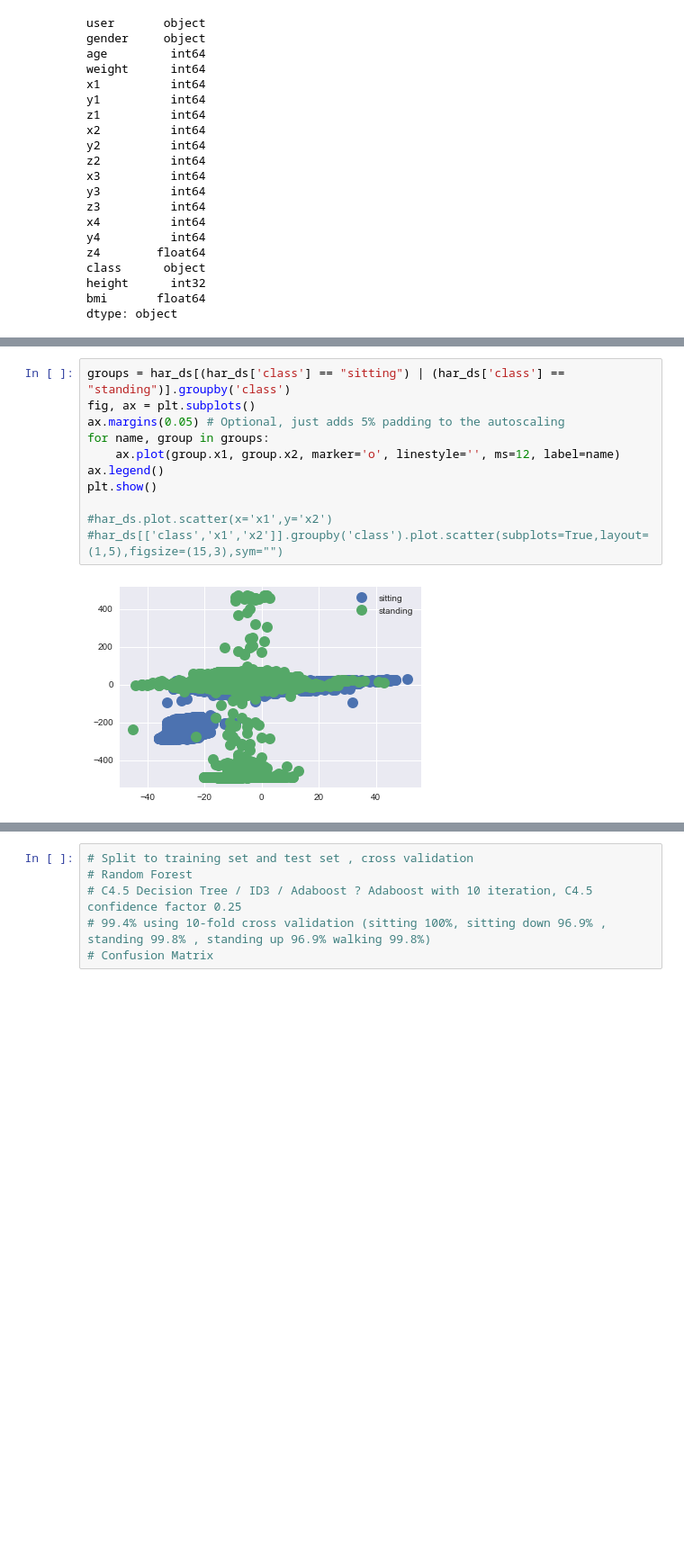
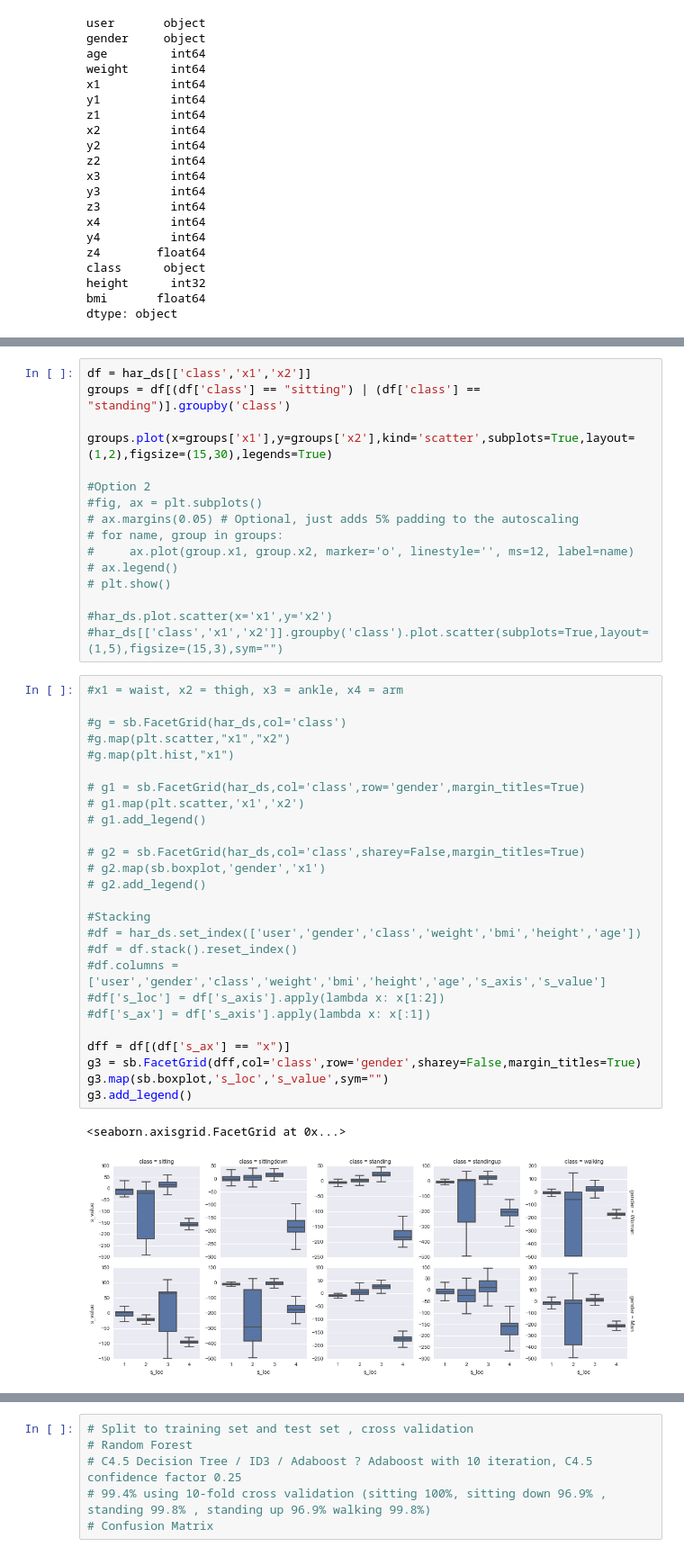
Before and after one commit to chenjennhaur/machinelearning, a Jupyter notebook: HAR.ipynb, the cells around one changed output, grey strips where cells are left out. Shown at 90% size. Cells and saved outputs as stored; diff of their text form; blank space fills up the shorter version.

```diff
--- a/HAR.ipynb
+++ b/HAR.ipynb
@@ -102,16 +70,48 @@ array([[<matplotlib.axes._subplots.AxesSubplot object at 0x...>,
 # %%
-groups = har_ds[(har_ds['class'] == "sitting") | (har_ds['class'] == "standing")].groupby('class')
-fig, ax = plt.subplots()
-ax.margins(0.05) # Optional, just adds 5% padding to the autoscaling
-for name, group in groups:
-    ax.plot(group.x1, group.x2, marker='o', linestyle='', ms=12, label=name)
-ax.legend()
-plt.show()
+df = har_ds[['class','x1','x2']]
+groups = df[(df['class'] == "sitting") | (df['class'] == "standing")].groupby('class')
+
+groups.plot(x=groups['x1'],y=groups['x2'],kind='scatter',subplots=True,layout=(1,2),figsize=(15,30),legends=True)
+
+#Option 2
+#fig, ax = plt.subplots()
+# ax.margins(0.05) # Optional, just adds 5% padding to the autoscaling
+# for name, group in groups:
+#     ax.plot(group.x1, group.x2, marker='o', linestyle='', ms=12, label=name)
+# ax.legend()
+# plt.show()
 
 #har_ds.plot.scatter(x='x1',y='x2')
 #har_ds[['class','x1','x2']].groupby('class').plot.scatter(subplots=True,layout=(1,5),figsize=(15,3),sym="")
-# %% [output]
-[figure, removed]
+# %%
+#x1 = waist, x2 = thigh, x3 = ankle, x4 = arm
+
+#g = sb.FacetGrid(har_ds,col='class')
+#g.map(plt.scatter,"x1","x2")
+#g.map(plt.hist,"x1")
+
+# g1 = sb.FacetGrid(har_ds,col='class',row='gender',margin_titles=True)
+# g1.map(plt.scatter,'x1','x2')
+# g1.add_legend()
+
+# g2 = sb.FacetGrid(har_ds,col='class',sharey=False,margin_titles=True)
+# g2.map(sb.boxplot,'gender','x1')
+# g2.add_legend()
+
+#Stacking
+#df = har_ds.set_index(['user','gender','class','weight','bmi','height','age'])
+#df = df.stack().reset_index()
+#df.columns = ['user','gender','class','weight','bmi','height','age','s_axis','s_value']
+#df['s_loc'] = df['s_axis'].apply(lambda x: x[1:2])
+#df['s_ax'] = df['s_axis'].apply(lambda x: x[:1])
+
+dff = df[(df['s_ax'] == "x")]
+g3 = sb.FacetGrid(dff,col='class',row='gender',sharey=False,margin_titles=True)
+g3.map(sb.boxplot,'s_loc','s_value',sym="")
+g3.add_legend()
+# %% [output]
+<seaborn.axisgrid.FacetGrid at 0x...>
+[figure, added]
 # %%
 #Data Cleansing NaN
 # %timeit har_ds.isnull().any()
```
Also changed, not shown: parts of 4 cells of this notebook.
